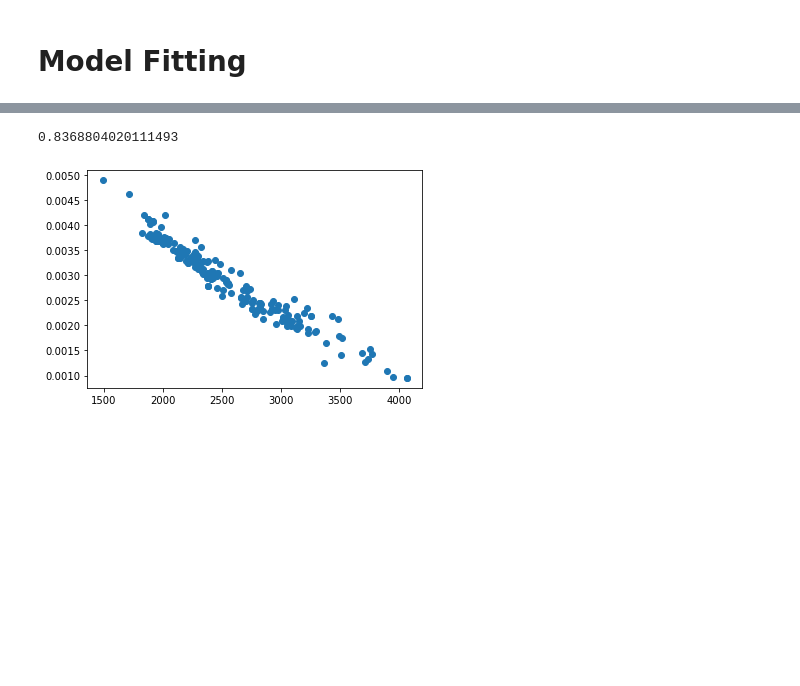
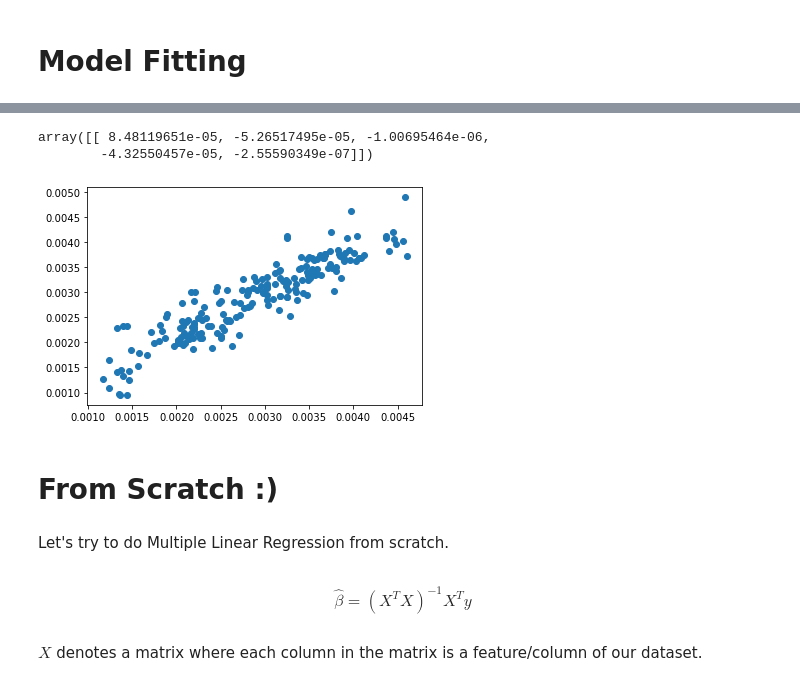
Before and after one commit to zaineblb/outliers-cars, a Jupyter notebook: car_prices.ipynb, the cells around one changed output, grey strips where cells are left out. Saved outputs shown, nothing was run; the diff lists cells and outputs as text; code cells hidden in the pictures; blank space fills up the shorter version.

Commit message:
write MLR from scratch. TODO: VIF, multicollinearity (corr plot)

```diff
--- a/car_prices.ipynb
+++ b/car_prices.ipynb
@@ -156,9 +154,12 @@ pandas.core.frame.DataFrame
 # %%
 LR = LinearRegression()
 fit = LR.fit(x, y)
 predict = fit.predict(x)
-plt.scatter(x["curbweight"], predict)
+# plt.scatter(x["curbweight"], predict)
+plt.scatter(y, predict)
 r2_score(y,predict)
+fit.coef_
 # %% [output]
-0.8368804020111493
+array([[ 8.48119651e-05, -5.26517495e-05, -1.00695464e-06,
+        -4.32550457e-05, -2.55590349e-07]])
-[figure, old version]
+[figure, new version]
@@ -164,0 +168,8 @@ r2_score(y,predict)
+# %% [markdown]
+# From Scratch :)
+# %% [markdown]
+Let's try to do Multiple Linear Regression from scratch.
+# %% [markdown]
+$$ \hat{\beta} = (X^{T}X)^{-1}X^{T}y$$
+# %% [markdown]
+$ X $ denotes a matrix where each column in the matrix is a feature/column of our dataset.
```
Also changed, not shown: parts of 8 cells of this notebook.
